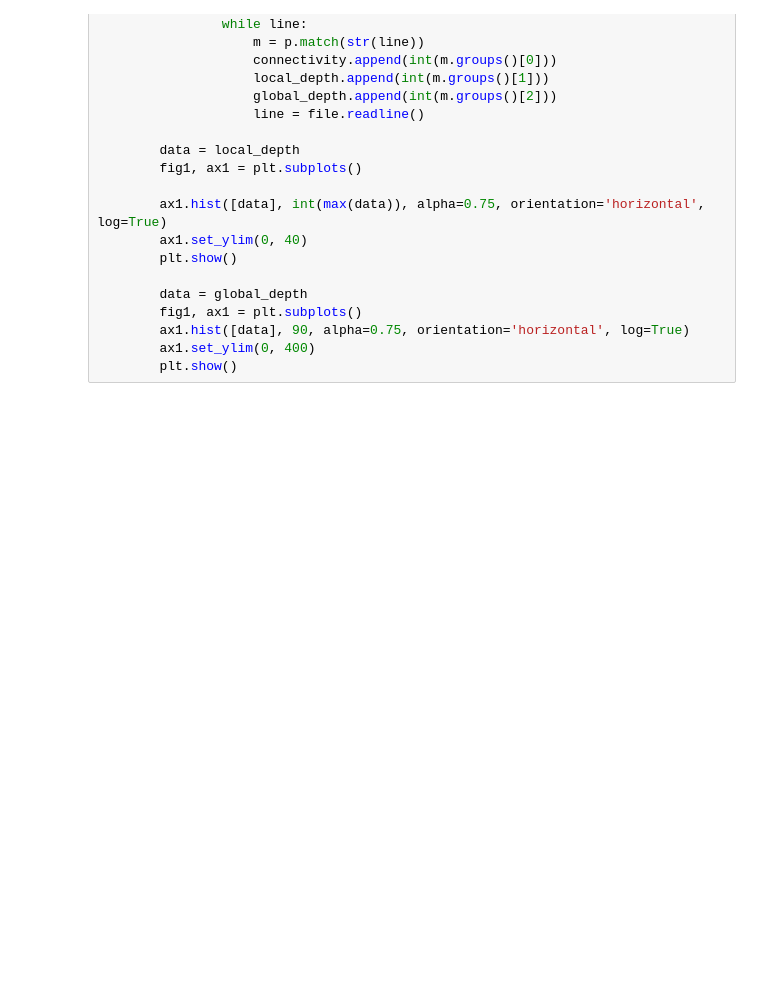
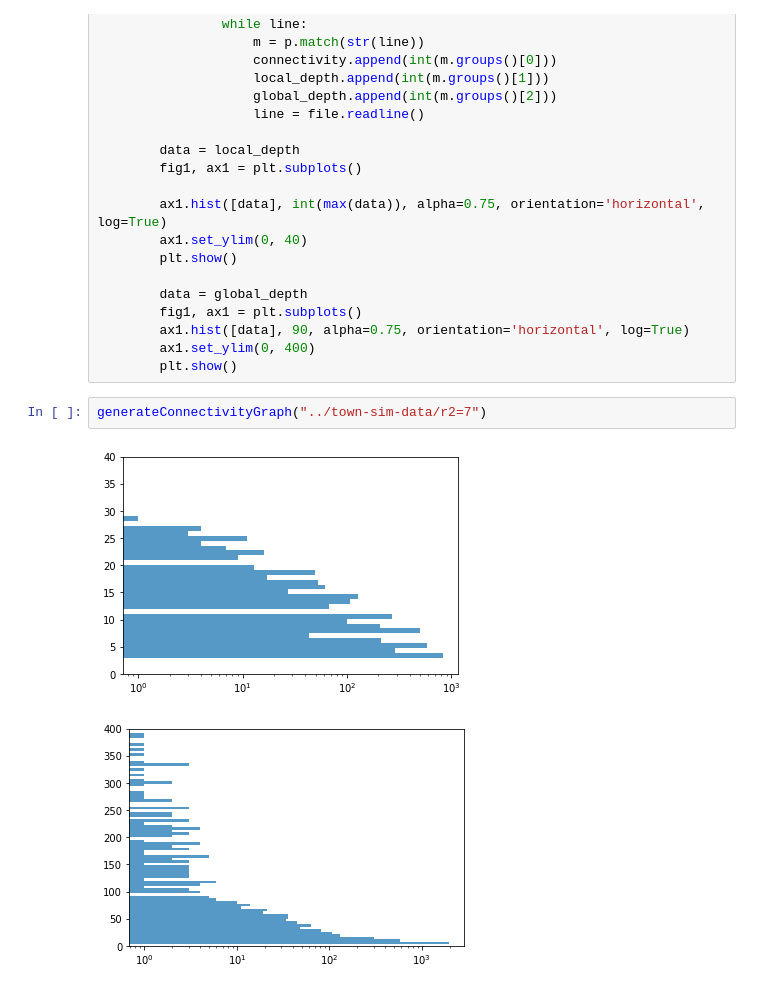
Before and after one commit to AugmentedDesignLab/town-sim-py, a Jupyter notebook: src/Notebook for Pyplot.ipynb, the cells around one changed output. Cells and saved outputs as stored; diff of their text form; blank space fills up the shorter version.

```diff
--- a/src/Notebook for Pyplot.ipynb
+++ b/src/Notebook for Pyplot.ipynb
@@ -123,4 +382,9 @@ def generateConnectivityGraph(folderpath):
         ax1.hist([data], 90, alpha=0.75, orientation='horizontal', log=True)
         ax1.set_ylim(0, 400)
         plt.show()
+# %%
+generateConnectivityGraph("../town-sim-data/r2=7")
+# %% [output]
+[figure, added]
+[figure, added]
 # %%
```
Also changed, not shown: parts of 16 cells of this notebook, 1 other file.
